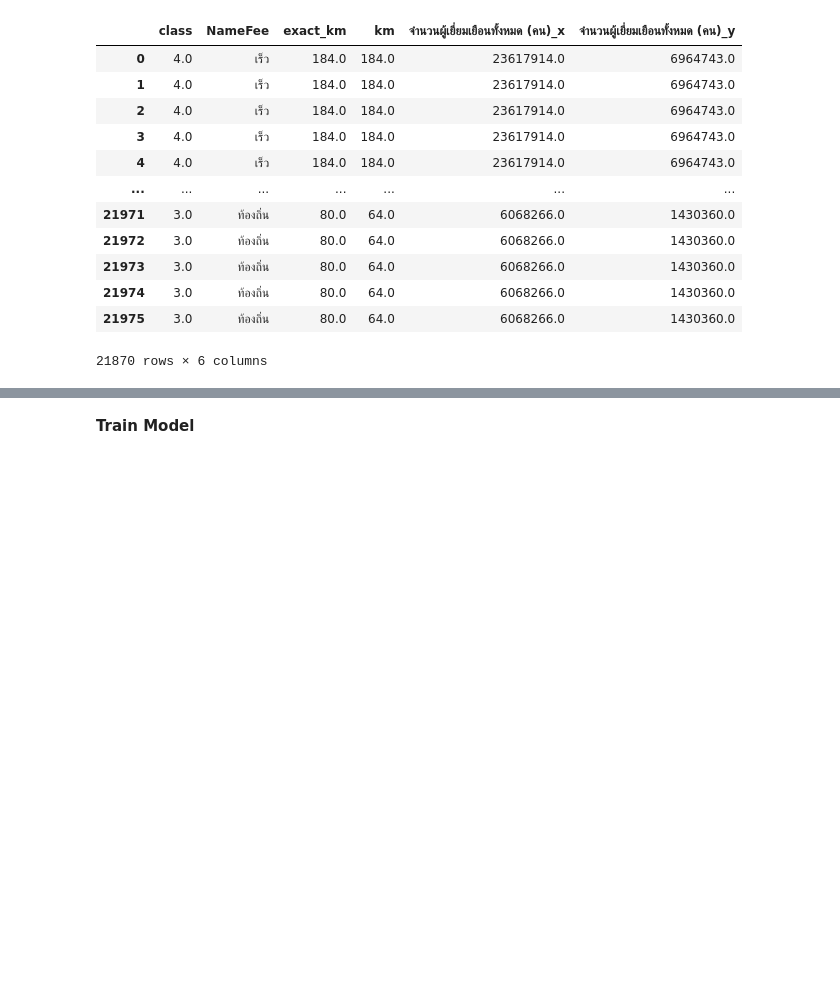
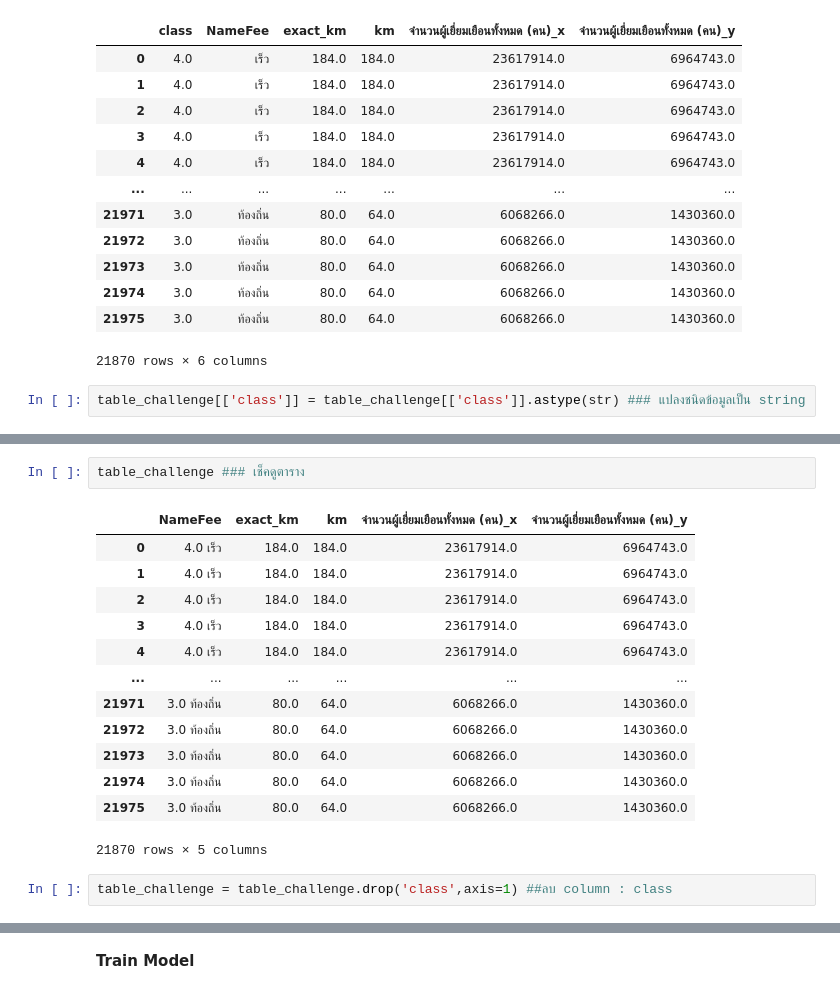
Before and after one commit to ThanikPimpiban/DWDM21, a Jupyter notebook: Project_final.ipynb, the cells around one changed output, grey strips where cells are left out. Drawn from its saved outputs; the diff is of its cells as text; blank space fills up the shorter version.

```diff
--- a/Project_final.ipynb
+++ b/Project_final.ipynb
@@ -661,3 +661,5 @@ table_challenge
 | 21974 | 3.0 | ท้องถิ่น | 80.0 | 64.0 | 6068266.0 | 1430360.0 |
 | 21975 | 3.0 | ท้องถิ่น | 80.0 | 64.0 | 6068266.0 | 1430360.0 |
 21870 rows × 6 columns
+# %%
+table_challenge[['class']] = table_challenge[['class']].astype(str) ### แปลงชนิดข้อมูลเป็น string
@@ -663,0 +690,18 @@ table_challenge
+# %%
+table_challenge ### เช็คดูตาราง
+# %% [output]
+|  | NameFee | exact_km | km | จำนวนผู้เยี่ยมเยือนทั้งหมด (คน)_x | จำนวนผู้เยี่ยมเยือนทั้งหมด (คน)_y |
+| 0 | 4.0 เร็ว | 184.0 | 184.0 | 23617914.0 | 6964743.0 |
+| 1 | 4.0 เร็ว | 184.0 | 184.0 | 23617914.0 | 6964743.0 |
+| 2 | 4.0 เร็ว | 184.0 | 184.0 | 23617914.0 | 6964743.0 |
+| 3 | 4.0 เร็ว | 184.0 | 184.0 | 23617914.0 | 6964743.0 |
+| 4 | 4.0 เร็ว | 184.0 | 184.0 | 23617914.0 | 6964743.0 |
+| ... | ... | ... | ... | ... | ... |
+| 21971 | 3.0 ท้องถิ่น | 80.0 | 64.0 | 6068266.0 | 1430360.0 |
+| 21972 | 3.0 ท้องถิ่น | 80.0 | 64.0 | 6068266.0 | 1430360.0 |
+| 21973 | 3.0 ท้องถิ่น | 80.0 | 64.0 | 6068266.0 | 1430360.0 |
+| 21974 | 3.0 ท้องถิ่น | 80.0 | 64.0 | 6068266.0 | 1430360.0 |
+| 21975 | 3.0 ท้องถิ่น | 80.0 | 64.0 | 6068266.0 | 1430360.0 |
+21870 rows × 5 columns
+# %%
+table_challenge = table_challenge.drop('class',axis=1) ##ลบ column : class
```
Also changed, not shown: parts of 27 cells of this notebook.
